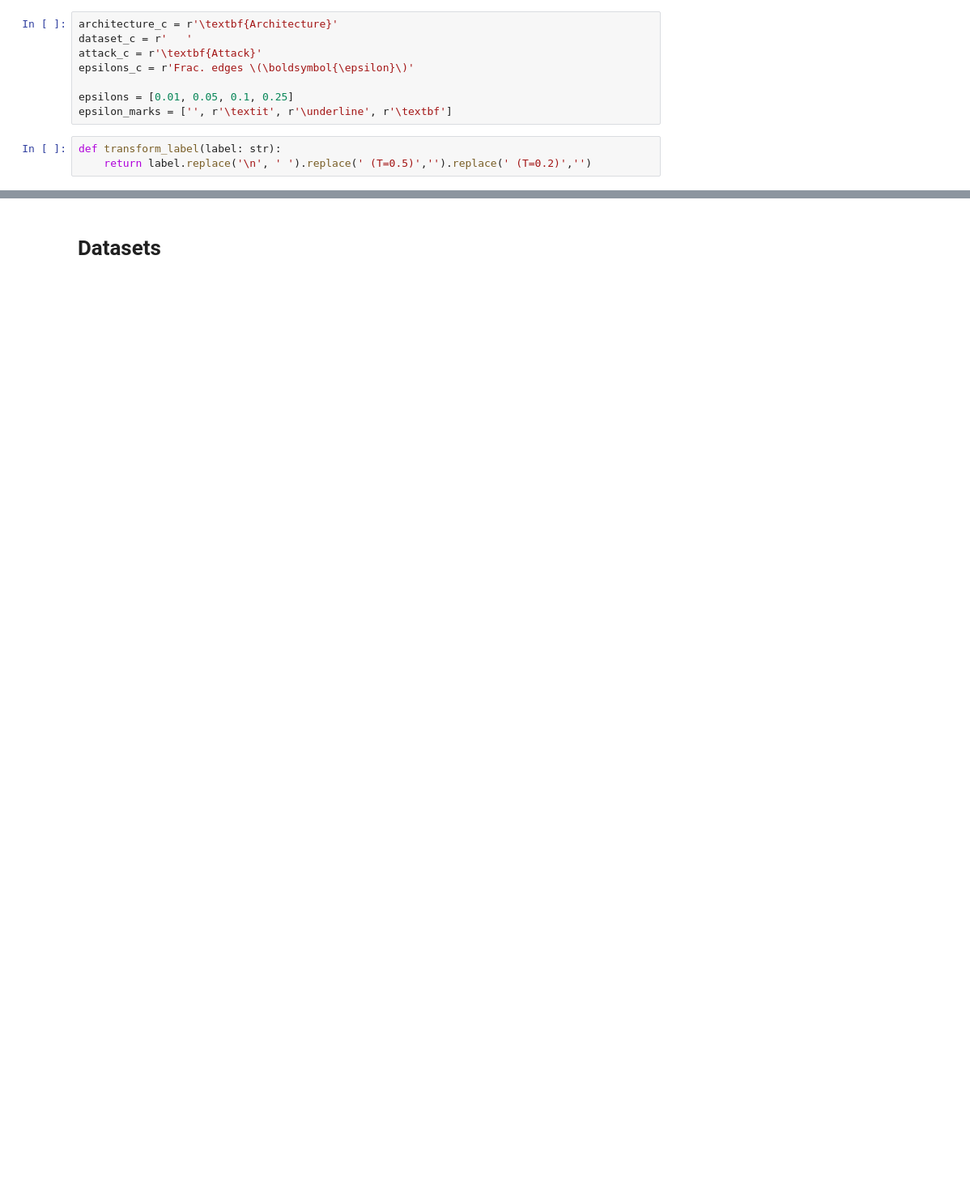
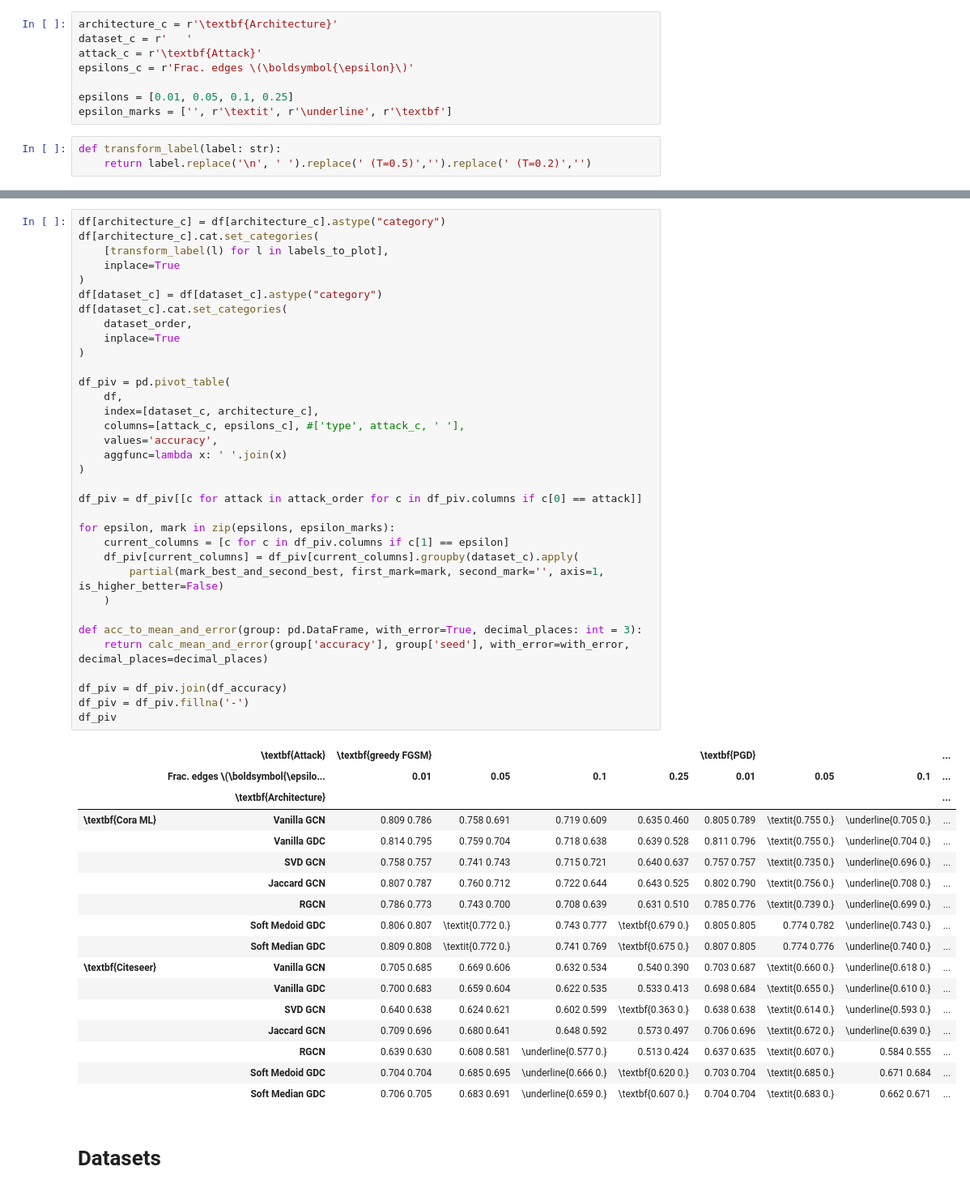
Before and after one commit to sigeisler/robustness_of_gnns_at_scale, a Jupyter notebook: notebooks/Table - Results Table.ipynb, the cells around one changed output, grey strips where cells are left out. Shown at 81% size. Saved outputs shown, nothing was run; the diff lists cells and outputs as text; blank space fills up the shorter version.

Commit message:
paper: plots etc

```diff
--- a/notebooks/Table - Results Table.ipynb
+++ b/notebooks/Table - Results Table.ipynb
@@ -414,3 +360,55 @@ print(df_piv\
+# %%
+df[architecture_c] = df[architecture_c].astype("category")
+df[architecture_c].cat.set_categories(
+    [transform_label(l) for l in labels_to_plot],
+    inplace=True
+)
+df[dataset_c] = df[dataset_c].astype("category")
+df[dataset_c].cat.set_categories(
+    dataset_order,
+    inplace=True
+)
+
+df_piv = pd.pivot_table(
+    df,
+    index=[dataset_c, architecture_c],
+    columns=[attack_c, epsilons_c], #['type', attack_c, ' '],
+    values='accuracy',
+    aggfunc=lambda x: ' '.join(x)
+)
+
+df_piv = df_piv[[c for attack in attack_order for c in df_piv.columns if c[0] == attack]]
+
+for epsilon, mark in zip(epsilons, epsilon_marks):
+    current_columns = [c for c in df_piv.columns if c[1] == epsilon]
+    df_piv[current_columns] = df_piv[current_columns].groupby(dataset_c).apply(
+        partial(mark_best_and_second_best, first_mark=mark, second_mark='', axis=1, is_higher_better=False)
+    )
+
+def acc_to_mean_and_error(group: pd.DataFrame, with_error=True, decimal_places: int = 3):
+    return calc_mean_and_error(group['accuracy'], group['seed'], with_error=with_error, decimal_places=decimal_places)
+
+df_piv = df_piv.join(df_accuracy)
+df_piv = df_piv.fillna('-')
+df_piv
+# %% [output]
+|  | \textbf{Attack} | \textbf{greedy FGSM} |  |  |  | \textbf{PGD} |  |  | ... |
+|  | Frac. edges \(\boldsymbol{\epsilo... | 0.01 | 0.05 | 0.1 | 0.25 | 0.01 | 0.05 | 0.1 | ... |
+|  | \textbf{Architecture} |  |  |  |  |  |  |  | ... |
+| \textbf{Cora ML} | Vanilla GCN | 0.809 0.786 | 0.758 0.691 | 0.719 0.609 | 0.635 0.460 | 0.805 0.789 | \textit{0.755 0.} | \underline{0.705 0.} | ... |
+|  | Vanilla GDC | 0.814 0.795 | 0.759 0.704 | 0.718 0.638 | 0.639 0.528 | 0.811 0.796 | \textit{0.755 0.} | \underline{0.704 0.} | ... |
+|  | SVD GCN | 0.758 0.757 | 0.741 0.743 | 0.715 0.721 | 0.640 0.637 | 0.757 0.757 | \textit{0.735 0.} | \underline{0.696 0.} | ... |
+|  | Jaccard GCN | 0.807 0.787 | 0.760 0.712 | 0.722 0.644 | 0.643 0.525 | 0.802 0.790 | \textit{0.756 0.} | \underline{0.708 0.} | ... |
+|  | RGCN | 0.786 0.773 | 0.743 0.700 | 0.708 0.639 | 0.631 0.510 | 0.785 0.776 | \textit{0.739 0.} | \underline{0.699 0.} | ... |
+|  | Soft Medoid GDC | 0.806 0.807 | \textit{0.772 0.} | 0.743 0.777 | \textbf{0.679 0.} | 0.805 0.805 | 0.774 0.782 | \underline{0.743 0.} | ... |
+|  | Soft Median GDC | 0.809 0.808 | \textit{0.772 0.} | 0.741 0.769 | \textbf{0.675 0.} | 0.807 0.805 | 0.774 0.776 | \underline{0.740 0.} | ... |
+| \textbf{Citeseer} | Vanilla GCN | 0.705 0.685 | 0.669 0.606 | 0.632 0.534 | 0.540 0.390 | 0.703 0.687 | \textit{0.660 0.} | \underline{0.618 0.} | ... |
+|  | Vanilla GDC | 0.700 0.683 | 0.659 0.604 | 0.622 0.535 | 0.533 0.413 | 0.698 0.684 | \textit{0.655 0.} | \underline{0.610 0.} | ... |
+|  | SVD GCN | 0.640 0.638 | 0.624 0.621 | 0.602 0.599 | \textbf{0.363 0.} | 0.638 0.638 | \textit{0.614 0.} | \underline{0.593 0.} | ... |
+|  | Jaccard GCN | 0.709 0.696 | 0.680 0.641 | 0.648 0.592 | 0.573 0.497 | 0.706 0.696 | \textit{0.672 0.} | \underline{0.639 0.} | ... |
+|  | RGCN | 0.639 0.630 | 0.608 0.581 | \underline{0.577 0.} | 0.513 0.424 | 0.637 0.635 | \textit{0.607 0.} | 0.584 0.555 | ... |
+|  | Soft Medoid GDC | 0.704 0.704 | 0.685 0.695 | \underline{0.666 0.} | \textbf{0.620 0.} | 0.703 0.704 | \textit{0.685 0.} | 0.671 0.684 | ... |
+|  | Soft Median GDC | 0.706 0.705 | 0.683 0.691 | \underline{0.659 0.} | \textbf{0.607 0.} | 0.704 0.704 | \textit{0.683 0.} | 0.662 0.671 | ... |
 # %% [markdown]
 # Datasets
 # %%
```
Also changed, not shown: parts of 16 cells of this notebook, 49 other files.
